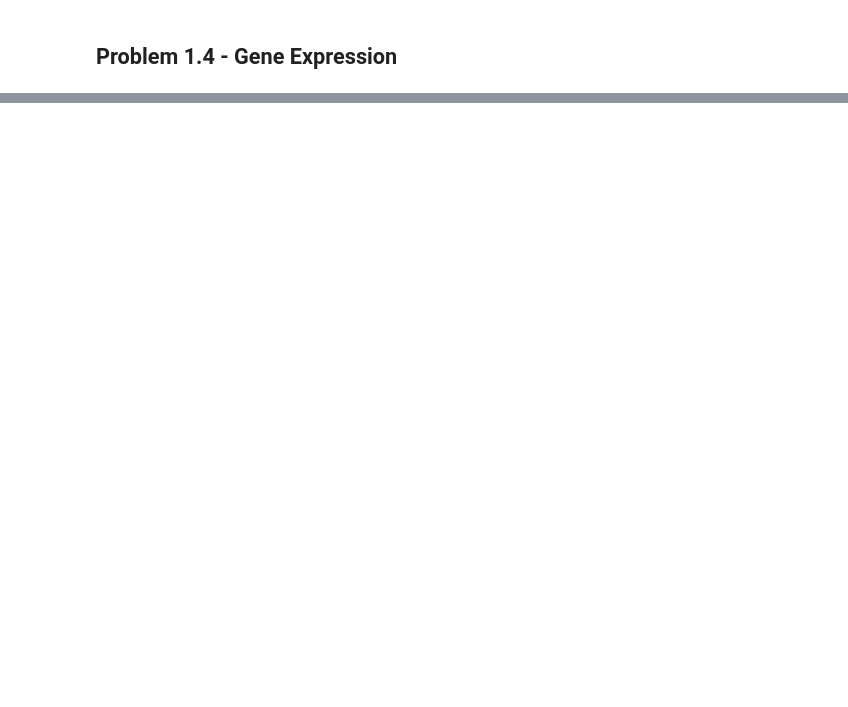
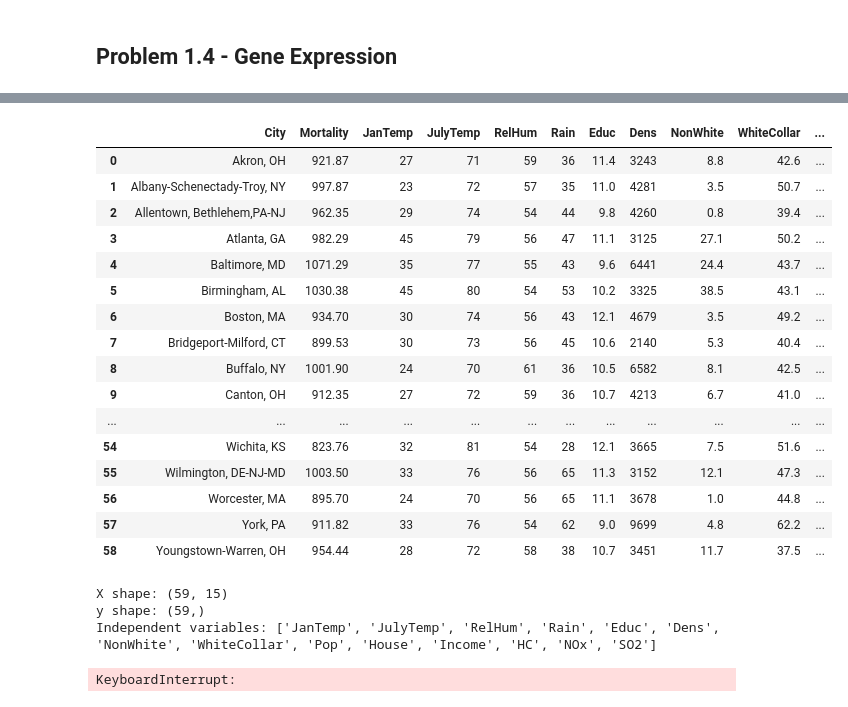
Before and after one commit to eeshansrivastava89/datascience, a Jupyter notebook: mit_stats/course3 - modeling/analysis1/analysis1.ipynb, the cells around one changed output, grey strips where cells are left out. Saved outputs shown, nothing was run; the diff lists cells and outputs as text; code cells hidden in the pictures; blank space fills up the shorter version.

```diff
--- a/mit_stats/course3 - modeling/analysis1/analysis1.ipynb
+++ b/mit_stats/course3 - modeling/analysis1/analysis1.ipynb
@@ -95,0 +530,63 @@ with zipfile.ZipFile("release_statsreview_release1.zip") as zip_file:
+# %%
+# GM data
+
+# Read mortality data as pandas DataFrame
+df_mortality = pd.read_csv('mortality.csv')
+
+display(df_mortality)
+# %% [output]
+|  | City | Mortality | JanTemp | JulyTemp | RelHum | Rain | Educ | Dens | NonWhite | WhiteCollar | ... |
+| 0 | Akron, OH | 921.87 | 27 | 71 | 59 | 36 | 11.4 | 3243 | 8.8 | 42.6 | ... |
+| 1 | Albany-Schenectady-Troy, NY | 997.87 | 23 | 72 | 57 | 35 | 11.0 | 4281 | 3.5 | 50.7 | ... |
+| 2 | Allentown, Bethlehem,PA-NJ | 962.35 | 29 | 74 | 54 | 44 | 9.8 | 4260 | 0.8 | 39.4 | ... |
+| 3 | Atlanta, GA | 982.29 | 45 | 79 | 56 | 47 | 11.1 | 3125 | 27.1 | 50.2 | ... |
+| 4 | Baltimore, MD | 1071.29 | 35 | 77 | 55 | 43 | 9.6 | 6441 | 24.4 | 43.7 | ... |
+| 5 | Birmingham, AL | 1030.38 | 45 | 80 | 54 | 53 | 10.2 | 3325 | 38.5 | 43.1 | ... |
+| 6 | Boston, MA | 934.70 | 30 | 74 | 56 | 43 | 12.1 | 4679 | 3.5 | 49.2 | ... |
+| 7 | Bridgeport-Milford, CT | 899.53 | 30 | 73 | 56 | 45 | 10.6 | 2140 | 5.3 | 40.4 | ... |
+| 8 | Buffalo, NY | 1001.90 | 24 | 70 | 61 | 36 | 10.5 | 6582 | 8.1 | 42.5 | ... |
+| 9 | Canton, OH | 912.35 | 27 | 72 | 59 | 36 | 10.7 | 4213 | 6.7 | 41.0 | ... |
+| ... | ... | ... | ... | ... | ... | ... | ... | ... | ... | ... | ... |
+| 54 | Wichita, KS | 823.76 | 32 | 81 | 54 | 28 | 12.1 | 3665 | 7.5 | 51.6 | ... |
+| 55 | Wilmington, DE-NJ-MD | 1003.50 | 33 | 76 | 56 | 65 | 11.3 | 3152 | 12.1 | 47.3 | ... |
+| 56 | Worcester, MA | 895.70 | 24 | 70 | 56 | 65 | 11.1 | 3678 | 1.0 | 44.8 | ... |
+| 57 | York, PA | 911.82 | 33 | 76 | 54 | 62 | 9.0 | 9699 | 4.8 | 62.2 | ... |
+| 58 | Youngstown-Warren, OH | 954.44 | 28 | 72 | 58 | 38 | 10.7 | 3451 | 11.7 | 37.5 | ... |
+# %%
+# Set up X and y for gradient descent with Mortality as dependent variable
+# Get all columns except 'Mortality' for independent variables
+numeric_cols = df_mortality.select_dtypes(include=[np.number]).columns.tolist()
+X_cols = [col for col in numeric_cols if col != 'Mortality']
+
+# Create X matrix (independent variables) and add intercept
+X_data = df_mortality[X_cols].to_numpy()
+X = np.column_stack([np.ones(len(df_mortality)), X_data])  # Add intercept column
+
+# Set y as the Mortality values
+y = df_mortality['Mortality'].to_numpy()
+
+print(f"X shape: {X.shape}")
+print(f"y shape: {y.shape}")
+print(f"Independent variables: {X_cols}")
+# %% [output]
+X shape: (59, 15)
+y shape: (59,)
+Independent variables: ['JanTemp', 'JulyTemp', 'RelHum', 'Rain', 'Educ', 'Dens', 'NonWhite', 'WhiteCollar', 'Pop', 'House', 'Income', 'HC', 'NOx', 'SO2']
+# %%
+
+# Run gradient descent
+w, costs, num_iters = gradient_descent(X, y, step_size=0.01, precision=1e-6)
+
+print("Learned weights:", w)
+print("Number of iterations:", num_iters)
+
+# Plot cost over iterations
+import matplotlib.pyplot as plt
+plt.plot(costs)
+plt.title("Cost over iterations")
+plt.xlabel("Iteration")
+plt.ylabel("MSE")
+plt.grid(True)
+plt.show()
+# %% [output]
+KeyboardInterrupt:
```
Also changed, not shown: parts of 29 cells of this notebook, 2 other files.
